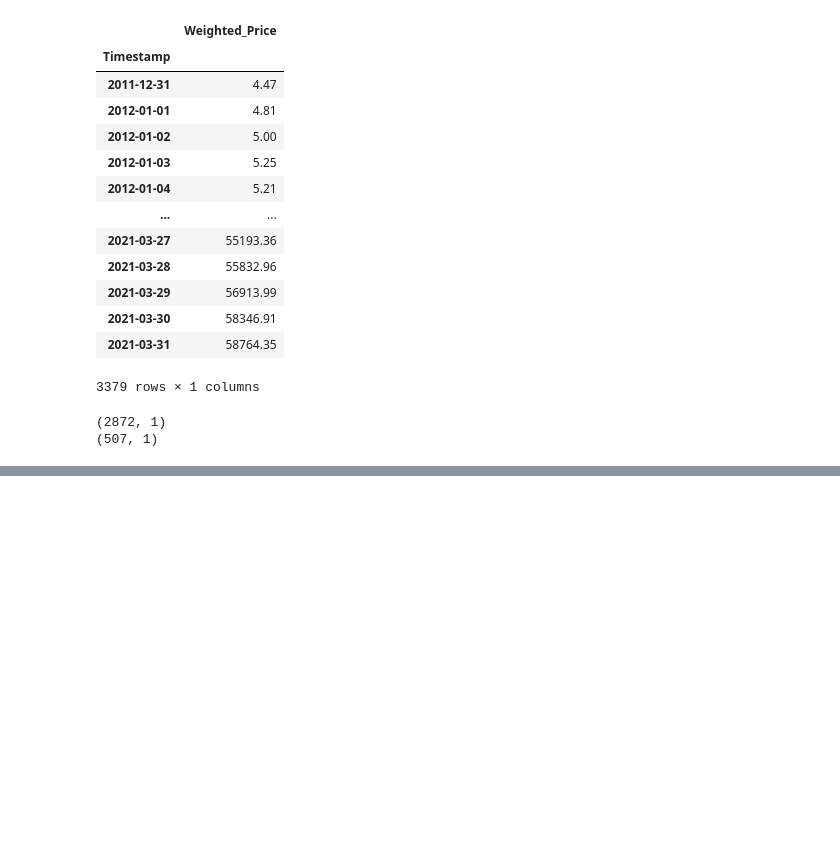
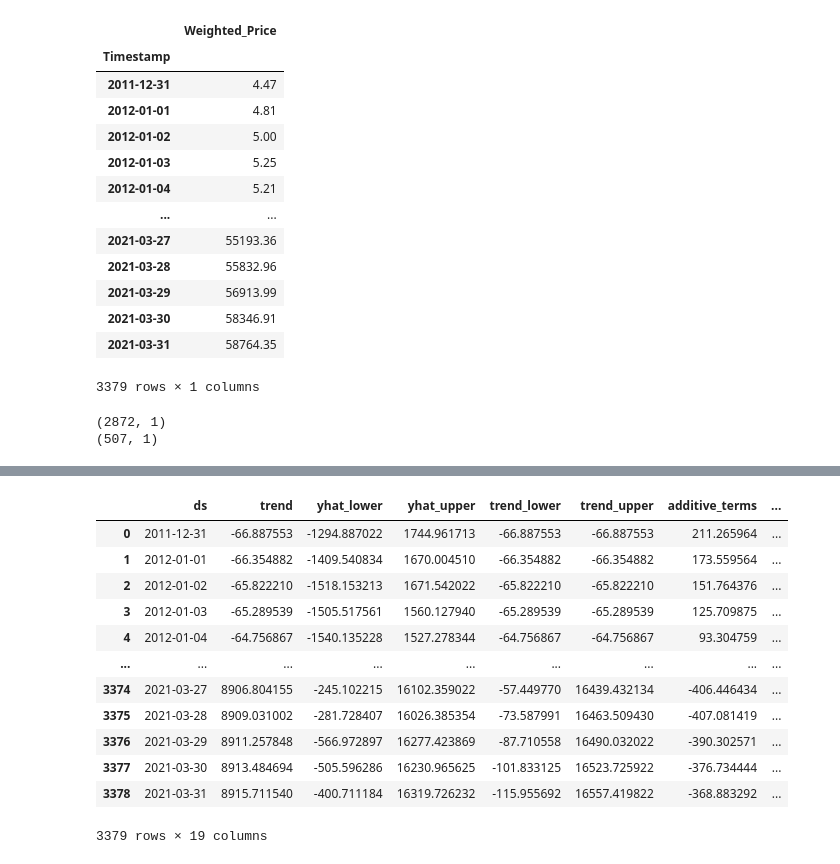
Before and after one commit to AshutoshBhawsar/Cryptocurrency-data-analysis-and-investing-strategies, a Jupyter notebook: code/phase2.ipynb, the cells around one changed output, grey strips where cells are left out. Cells and saved outputs as stored; diff of their text form; code cells hidden in the pictures; blank space fills up the shorter version.

```diff
--- a/code/phase2.ipynb
+++ b/code/phase2.ipynb
@@ -204,0 +276,16 @@ print(df_test.shape)
+# %%
+forecasting
+# %% [output]
+|  | ds | trend | yhat_lower | yhat_upper | trend_lower | trend_upper | additive_terms | ... |
+| 0 | 2011-12-31 | -66.887553 | -1294.887022 | 1744.961713 | -66.887553 | -66.887553 | 211.265964 | ... |
+| 1 | 2012-01-01 | -66.354882 | -1409.540834 | 1670.004510 | -66.354882 | -66.354882 | 173.559564 | ... |
+| 2 | 2012-01-02 | -65.822210 | -1518.153213 | 1671.542022 | -65.822210 | -65.822210 | 151.764376 | ... |
+| 3 | 2012-01-03 | -65.289539 | -1505.517561 | 1560.127940 | -65.289539 | -65.289539 | 125.709875 | ... |
+| 4 | 2012-01-04 | -64.756867 | -1540.135228 | 1527.278344 | -64.756867 | -64.756867 | 93.304759 | ... |
+| ... | ... | ... | ... | ... | ... | ... | ... | ... |
+| 3374 | 2021-03-27 | 8906.804155 | -245.102215 | 16102.359022 | -57.449770 | 16439.432134 | -406.446434 | ... |
+| 3375 | 2021-03-28 | 8909.031002 | -281.728407 | 16026.385354 | -73.587991 | 16463.509430 | -407.081419 | ... |
+| 3376 | 2021-03-29 | 8911.257848 | -566.972897 | 16277.423869 | -87.710558 | 16490.032022 | -390.302571 | ... |
+| 3377 | 2021-03-30 | 8913.484694 | -505.596286 | 16230.965625 | -101.833125 | 16523.725922 | -376.734444 | ... |
+| 3378 | 2021-03-31 | 8915.711540 | -400.711184 | 16319.726232 | -115.955692 | 16557.419822 | -368.883292 | ... |
+3379 rows × 19 columns
```
Also changed, not shown: parts of 9 cells of this notebook.
